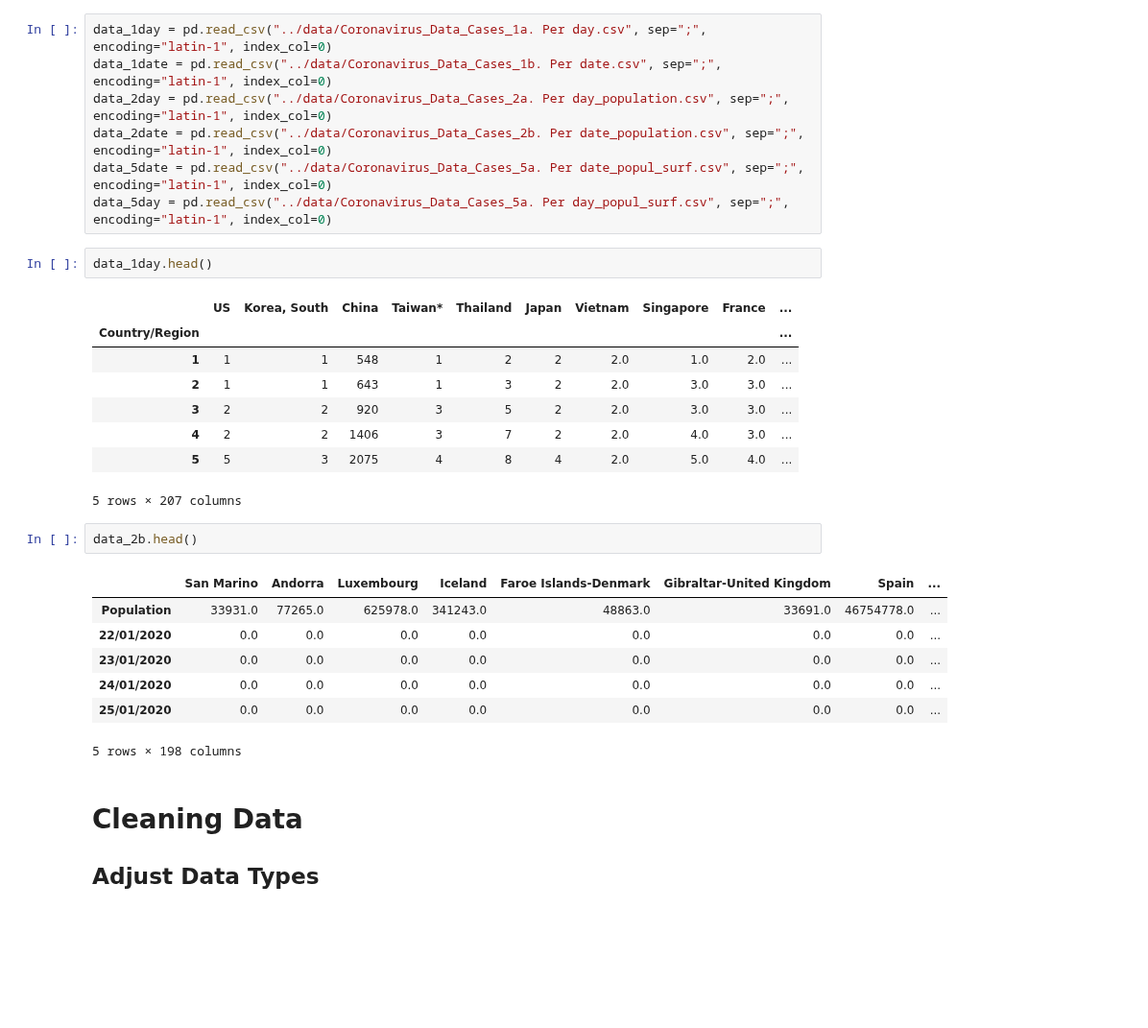
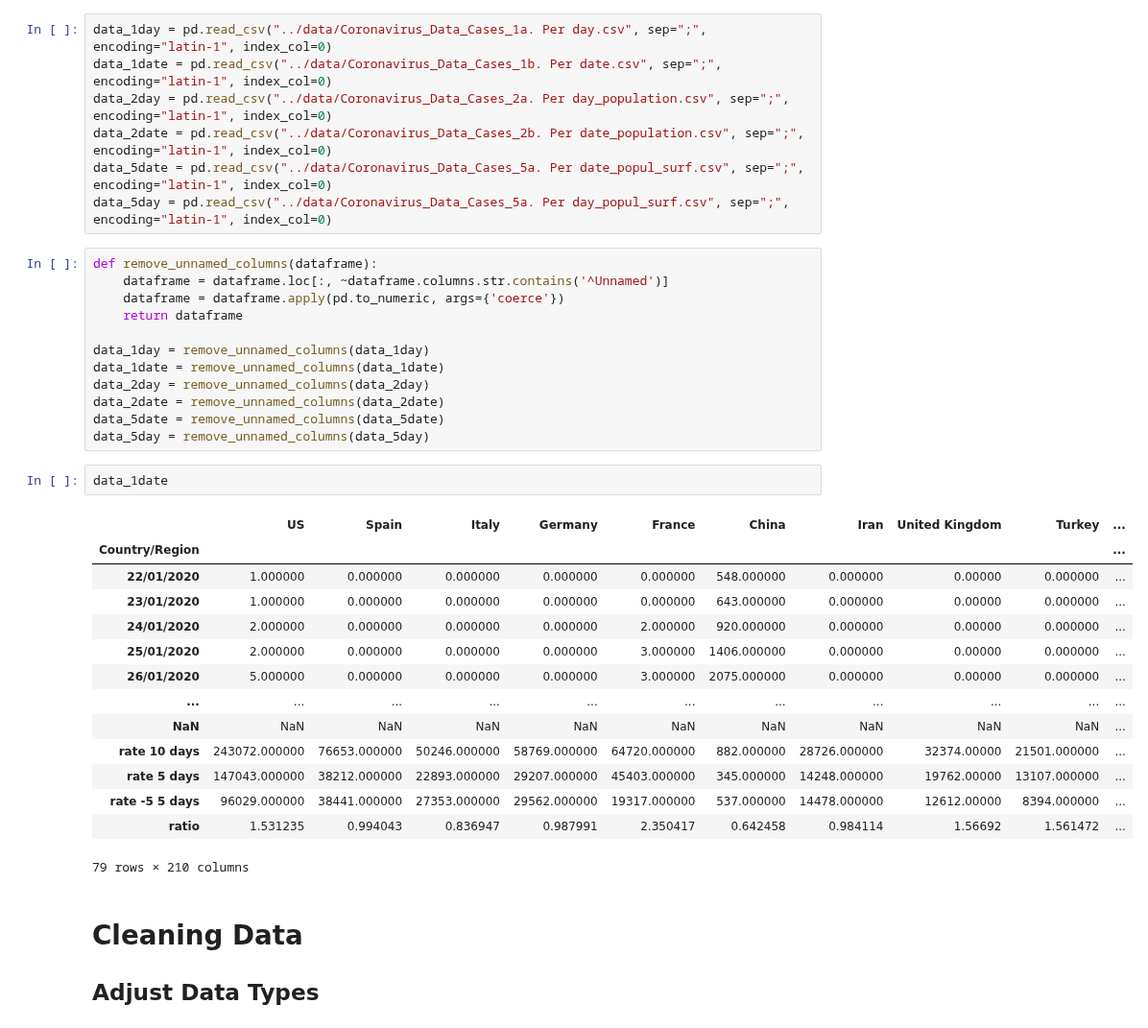
Before and after one commit to SebastianVeuskens/Covid-19-Clustering-Analysis, a Jupyter notebook: scripts/main.ipynb, the cells around one changed output. Shown at 96% size. Cells and saved outputs as stored; diff of their text form; blank space fills up the shorter version.

```diff
--- a/scripts/main.ipynb
+++ b/scripts/main.ipynb
@@ -14,27 +14,35 @@ data_2day = pd.read_csv("../data/Coronavirus_Data_Cases_2a. Per day_population.c
 data_2date = pd.read_csv("../data/Coronavirus_Data_Cases_2b. Per date_population.csv", sep=";", encoding="latin-1", index_col=0)
 data_5date = pd.read_csv("../data/Coronavirus_Data_Cases_5a. Per date_popul_surf.csv", sep=";", encoding="latin-1", index_col=0)
 data_5day = pd.read_csv("../data/Coronavirus_Data_Cases_5a. Per day_popul_surf.csv", sep=";", encoding="latin-1", index_col=0)
-# %%
-data_1day.head()
-# %% [output]
-|  | US | Korea, South | China | Taiwan* | Thailand | Japan | Vietnam | Singapore | France | ... |
-| Country/Region |  |  |  |  |  |  |  |  |  | ... |
-| 1 | 1 | 1 | 548 | 1 | 2 | 2 | 2.0 | 1.0 | 2.0 | ... |
-| 2 | 1 | 1 | 643 | 1 | 3 | 2 | 2.0 | 3.0 | 3.0 | ... |
-| 3 | 2 | 2 | 920 | 3 | 5 | 2 | 2.0 | 3.0 | 3.0 | ... |
-| 4 | 2 | 2 | 1406 | 3 | 7 | 2 | 2.0 | 4.0 | 3.0 | ... |
-| 5 | 5 | 3 | 2075 | 4 | 8 | 4 | 2.0 | 5.0 | 4.0 | ... |
-5 rows × 207 columns
-# %%
-data_2b.head()
-# %% [output]
-|  | San Marino | Andorra | Luxembourg | Iceland | Faroe Islands-Denmark | Gibraltar-United Kingdom | Spain | ... |
-| Population | 33931.0 | 77265.0 | 625978.0 | 341243.0 | 48863.0 | 33691.0 | 46754778.0 | ... |
-| 22/01/2020 | 0.0 | 0.0 | 0.0 | 0.0 | 0.0 | 0.0 | 0.0 | ... |
-| 23/01/2020 | 0.0 | 0.0 | 0.0 | 0.0 | 0.0 | 0.0 | 0.0 | ... |
-| 24/01/2020 | 0.0 | 0.0 | 0.0 | 0.0 | 0.0 | 0.0 | 0.0 | ... |
-| 25/01/2020 | 0.0 | 0.0 | 0.0 | 0.0 | 0.0 | 0.0 | 0.0 | ... |
-5 rows × 198 columns
+# %%
+def remove_unnamed_columns(dataframe):
+    dataframe = dataframe.loc[:, ~dataframe.columns.str.contains('^Unnamed')]
+    dataframe = dataframe.apply(pd.to_numeric, args={'coerce'})
+    return dataframe
+
+data_1day = remove_unnamed_columns(data_1day)
+data_1date = remove_unnamed_columns(data_1date)
+data_2day = remove_unnamed_columns(data_2day)
+data_2date = remove_unnamed_columns(data_2date)
+data_5date = remove_unnamed_columns(data_5date)
+data_5day = remove_unnamed_columns(data_5day)
+# %%
+data_1date
+# %% [output]
+|  | US | Spain | Italy | Germany | France | China | Iran | United Kingdom | Turkey | ... |
+| Country/Region |  |  |  |  |  |  |  |  |  | ... |
+| 22/01/2020 | 1.000000 | 0.000000 | 0.000000 | 0.000000 | 0.000000 | 548.000000 | 0.000000 | 0.00000 | 0.000000 | ... |
+| 23/01/2020 | 1.000000 | 0.000000 | 0.000000 | 0.000000 | 0.000000 | 643.000000 | 0.000000 | 0.00000 | 0.000000 | ... |
+| 24/01/2020 | 2.000000 | 0.000000 | 0.000000 | 0.000000 | 2.000000 | 920.000000 | 0.000000 | 0.00000 | 0.000000 | ... |
+| 25/01/2020 | 2.000000 | 0.000000 | 0.000000 | 0.000000 | 3.000000 | 1406.000000 | 0.000000 | 0.00000 | 0.000000 | ... |
+| 26/01/2020 | 5.000000 | 0.000000 | 0.000000 | 0.000000 | 3.000000 | 2075.000000 | 0.000000 | 0.00000 | 0.000000 | ... |
+| ... | ... | ... | ... | ... | ... | ... | ... | ... | ... | ... |
+| NaN | NaN | NaN | NaN | NaN | NaN | NaN | NaN | NaN | NaN | ... |
+| rate 10 days | 243072.000000 | 76653.000000 | 50246.000000 | 58769.000000 | 64720.000000 | 882.000000 | 28726.000000 | 32374.00000 | 21501.000000 | ... |
+| rate 5 days | 147043.000000 | 38212.000000 | 22893.000000 | 29207.000000 | 45403.000000 | 345.000000 | 14248.000000 | 19762.00000 | 13107.000000 | ... |
+| rate -5 5 days | 96029.000000 | 38441.000000 | 27353.000000 | 29562.000000 | 19317.000000 | 537.000000 | 14478.000000 | 12612.00000 | 8394.000000 | ... |
+| ratio | 1.531235 | 0.994043 | 0.836947 | 0.987991 | 2.350417 | 0.642458 | 0.984114 | 1.56692 | 1.561472 | ... |
+79 rows × 210 columns
 # %% [markdown]
 # Cleaning Data
 ## Adjust Data Types
```
Also changed, not shown: parts of 2 cells of this notebook.
